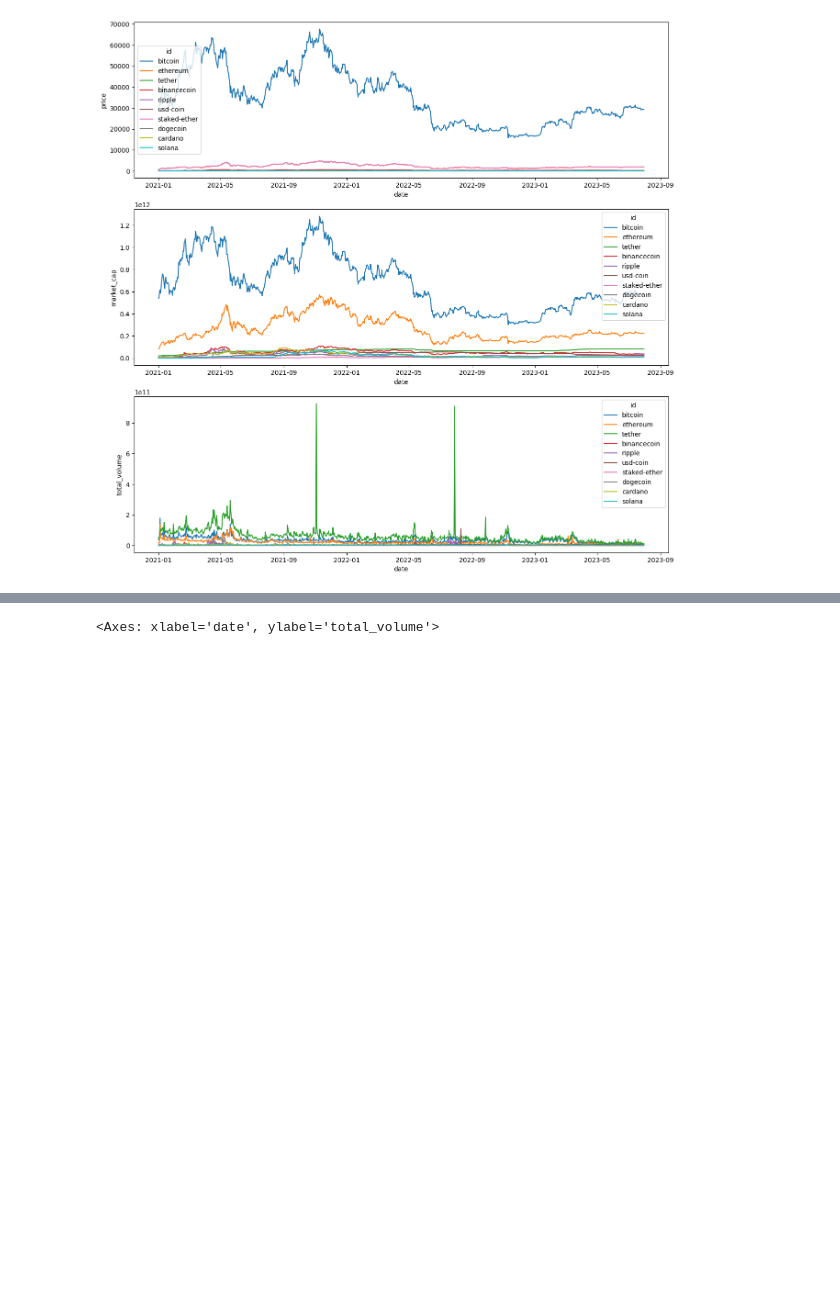
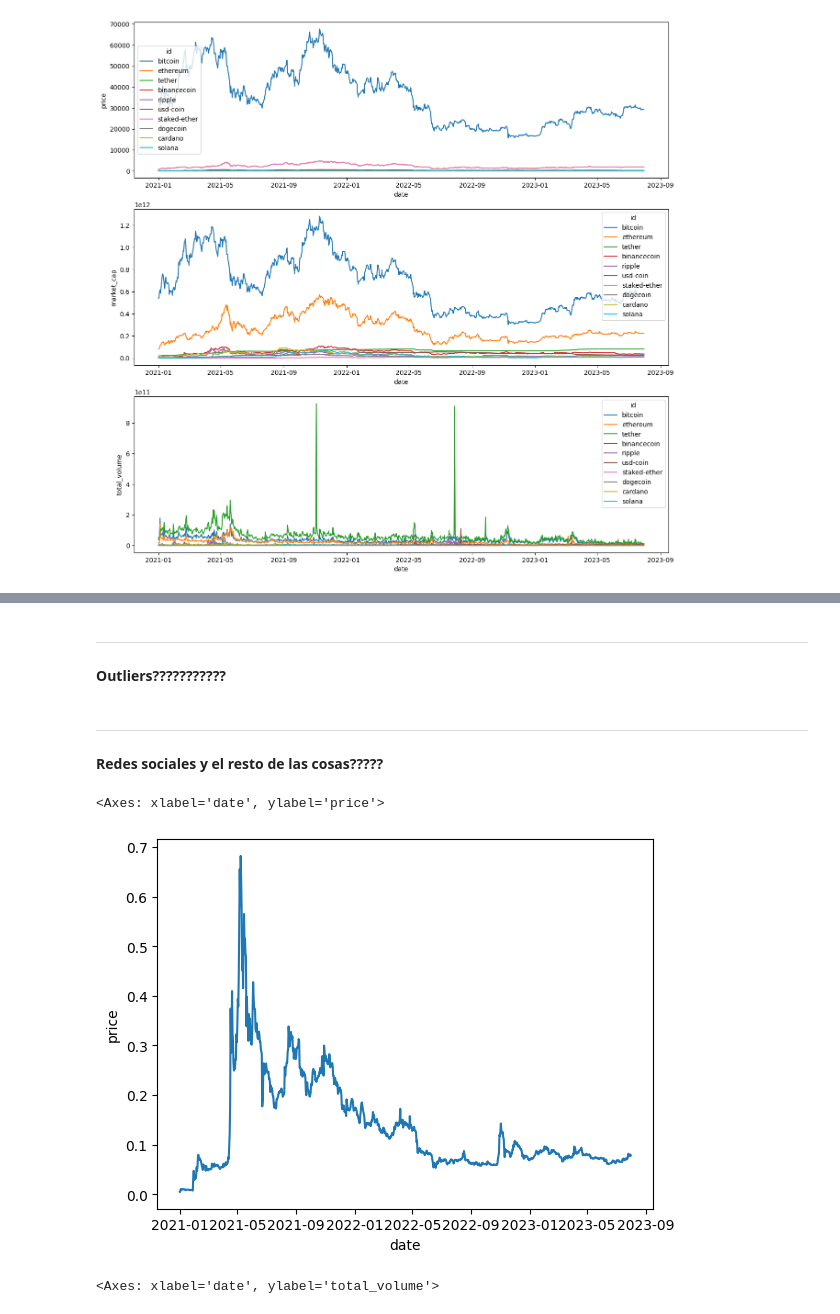
Before and after one commit to SebastianBesio/PI_DA, a Jupyter notebook: 1_EDA.ipynb, the cells around one changed output, grey strips where cells are left out. Drawn from its saved outputs; the diff is of its cells as text; code cells hidden in the pictures; blank space fills up the shorter version.

```diff
--- a/1_EDA.ipynb
+++ b/1_EDA.ipynb
@@ -174,3 +253,16 @@ Outliers
+# %% [markdown]
+---
+**Outliers???????????**
+# %% [markdown]
+---
+**Redes sociales y el resto de las cosas?????**
+# %%
+df_aux = df[df['id'] == 'dogecoin']
+
+sns.lineplot(data=df_aux, x='date', y='price')
+# %% [output]
+<Axes: xlabel='date', ylabel='price'>
+[figure, added]
 # %%
 df_aux = df[df['id'] == 'ripple']
 df_aux = df[df['id'] == 'tether']
```
Also changed, not shown: parts of 36 cells of this notebook, 1 other file.
